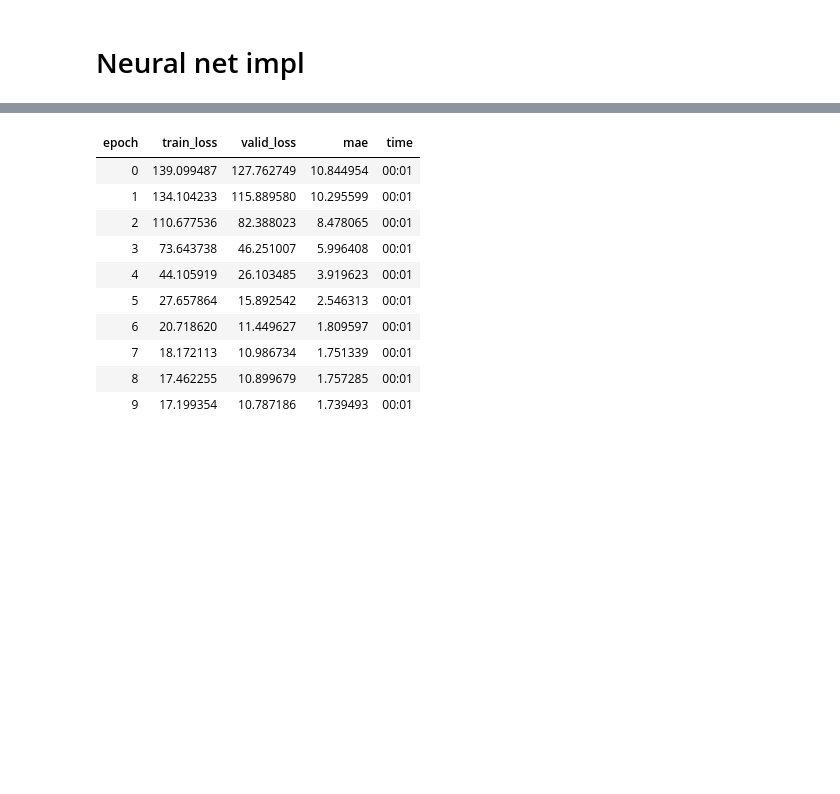
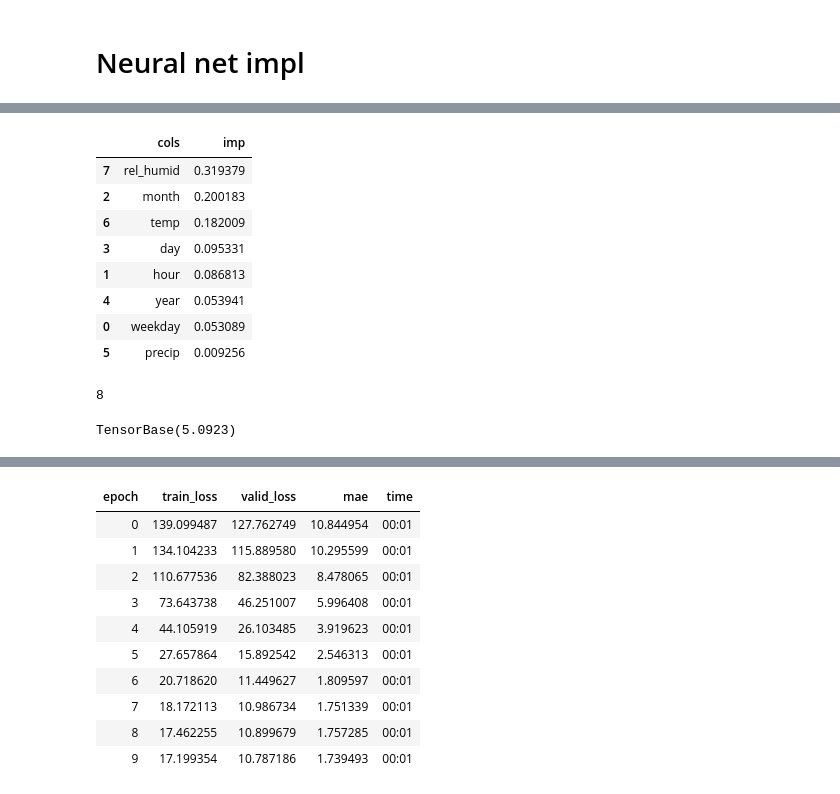
Before and after one commit to Magellol/montreal-aqi-predictions, a Jupyter notebook: index.ipynb, the cells around one changed output, grey strips where cells are left out. Cells and saved outputs as stored; diff of their text form; code cells hidden in the pictures; blank space fills up the shorter version.

```diff
--- a/index.ipynb
+++ b/index.ipynb
@@ -345,0 +362,9 @@ dls.show_batch()
+# %%
+# learn = tabular_learner(dls, metrics=mae, layers=[500, 250])
+# learn.fit_one_cycle(15, 0.001)
+
+from sklearn.ensemble import RandomForestRegressor
+import torch
+
+m = RandomForestRegressor(n_jobs=-1, n_estimators=100,
+        min_samples_leaf=5, oob_score=True).fit(dls.train.xs, dls.train.y)
@@ -346 +386,32 @@ dls.show_batch()
+# %%
+def rf_feat_importance(m, df):
+    return pd.DataFrame({'cols':df.columns, 'imp':m.feature_importances_}
+                       ).sort_values('imp', ascending=False)
+fi = rf_feat_importance(m, dls.train.xs)
+fi[:10]
+# %% [output]
+|  | cols | imp |
+| 7 | rel_humid | 0.319379 |
+| 2 | month | 0.200183 |
+| 6 | temp | 0.182009 |
+| 3 | day | 0.095331 |
+| 1 | hour | 0.086813 |
+| 4 | year | 0.053941 |
+| 0 | weekday | 0.053089 |
+| 5 | precip | 0.009256 |
+# %%
+to_keep = fi[fi.imp>0.005].cols
+len(to_keep)
+# %% [output]
+8
+# %%
+xs_imp = dls.train.xs[to_keep]
+valid_xs_imp = dls.valid.xs[to_keep]
+
+m = RandomForestRegressor(n_jobs=-1, n_estimators=100,
+        min_samples_leaf=5, oob_score=True).fit(xs_imp, dls.train.y)
+
+m_pred(m, xs_imp, dls.train.y)
+# %% [output]
+TensorBase(5.0923)
 # %%
```
Also changed, not shown: parts of 13 cells of this notebook.
